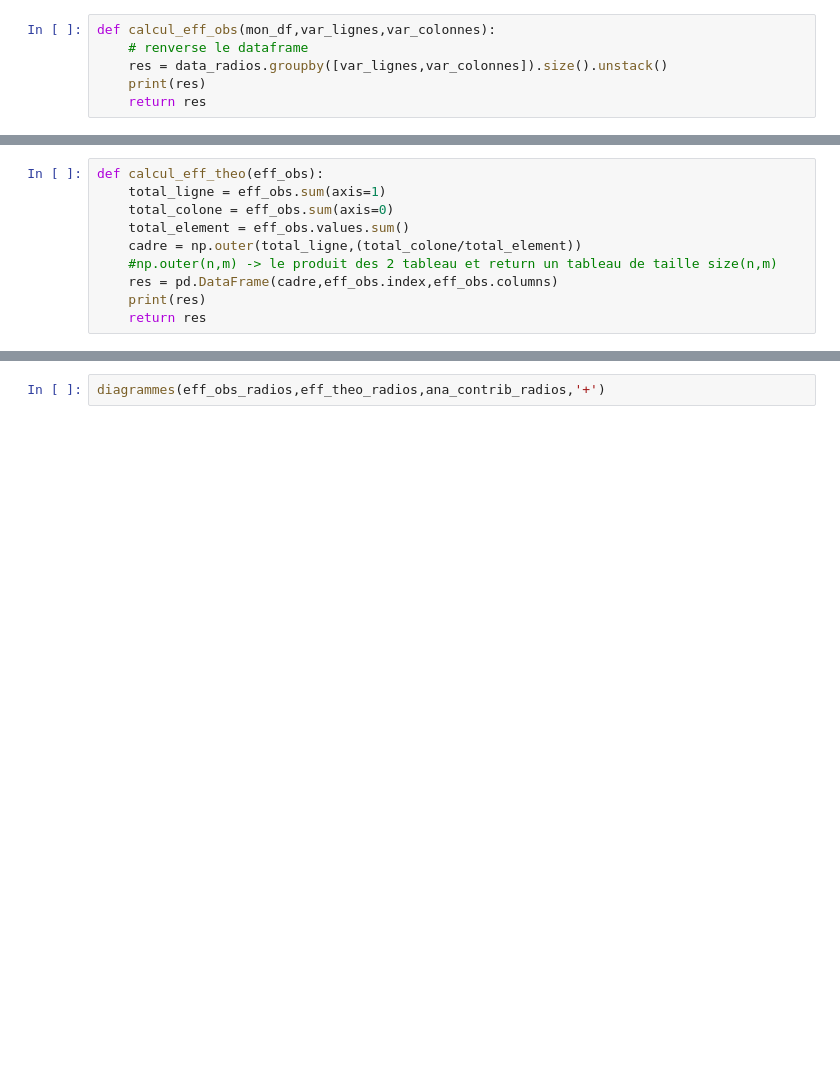
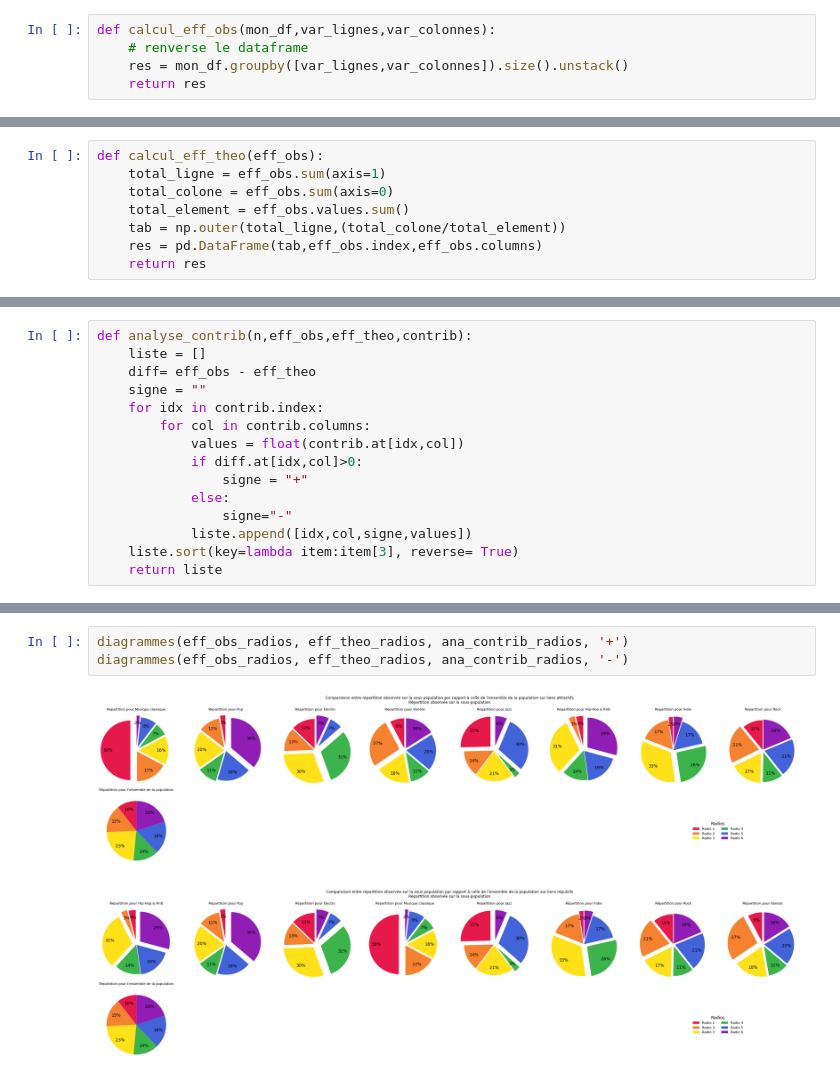
Before and after one commit to Abdullah-0-0/NUM_STAT, a Jupyter notebook: SAE/notebook_sae_radios_etu.ipynb, the cells around one changed output, grey strips where cells are left out. Cells and saved outputs as stored; diff of their text form; blank space fills up the shorter version.

```diff
--- a/SAE/notebook_sae_radios_etu.ipynb
+++ b/SAE/notebook_sae_radios_etu.ipynb
@@ -9,8 +9,7 @@ data_radios=pd.read_csv(path+'reponses_radio_test1.csv',sep=';')
 # %%
 def calcul_eff_obs(mon_df,var_lignes,var_colonnes):
     # renverse le dataframe
-    res = data_radios.groupby([var_lignes,var_colonnes]).size().unstack()
-    print(res)
+    res = mon_df.groupby([var_lignes,var_colonnes]).size().unstack()
     return res
 # %%
 res_list_jazz=[16, 9, 13, 2, 19, 4]
@@ -36,10 +25,8 @@ def calcul_eff_theo(eff_obs):
     total_ligne = eff_obs.sum(axis=1)
     total_colone = eff_obs.sum(axis=0)
     total_element = eff_obs.values.sum()
-    cadre = np.outer(total_ligne,(total_colone/total_element))
-    #np.outer(n,m) -> le produit des 2 tableau et return un tableau de taille size(n,m)
-    res = pd.DataFrame(cadre,eff_obs.index,eff_obs.columns)
-    print(res)
+    tab = np.outer(total_ligne,(total_colone/total_element))
+    res = pd.DataFrame(tab,eff_obs.index,eff_obs.columns)
     return res
 # %%
 res_list_indie=[4.41, 6.384, 9.576, 5.754, 7.476, 8.4]
@@ -96,3 +53,18 @@ def analyse_contrib(n,eff_obs,eff_theo,contrib):
+# %%
+def analyse_contrib(n,eff_obs,eff_theo,contrib):
+    liste = []
+    diff= eff_obs - eff_theo
+    signe = ""
+    for idx in contrib.index:
+        for col in contrib.columns:
+            values = float(contrib.at[idx,col])
+            if diff.at[idx,col]>0:
+                signe = "+"
+            else:
+                signe="-"
+            liste.append([idx,col,signe,values])
+    liste.sort(key=lambda item:item[3], reverse= True)
+    return liste
 # %%
 ntest=6
 ana_contrib_radios=analyse_contrib(ntest,eff_obs_radios,eff_theo_radios,contrib_radios)
@@ -111,2 +206,6 @@ def diagrammes(eff_obs,eff_theo,ana_contrib,lien):
 # %%
-diagrammes(eff_obs_radios,eff_theo_radios,ana_contrib_radios,'+')
+diagrammes(eff_obs_radios, eff_theo_radios, ana_contrib_radios, '+')
+diagrammes(eff_obs_radios, eff_theo_radios, ana_contrib_radios, '-')
+# %% [output]
+[figure, added]
+[figure, added]
```
Also changed, not shown: parts of 10 cells of this notebook, 2 other files.
